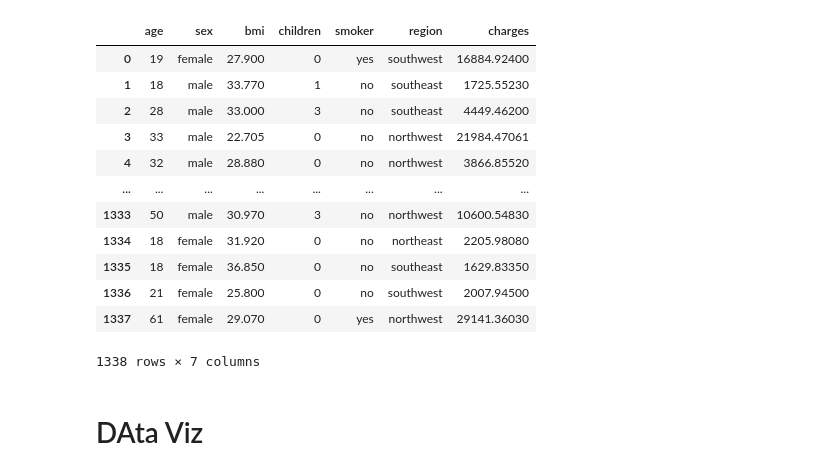
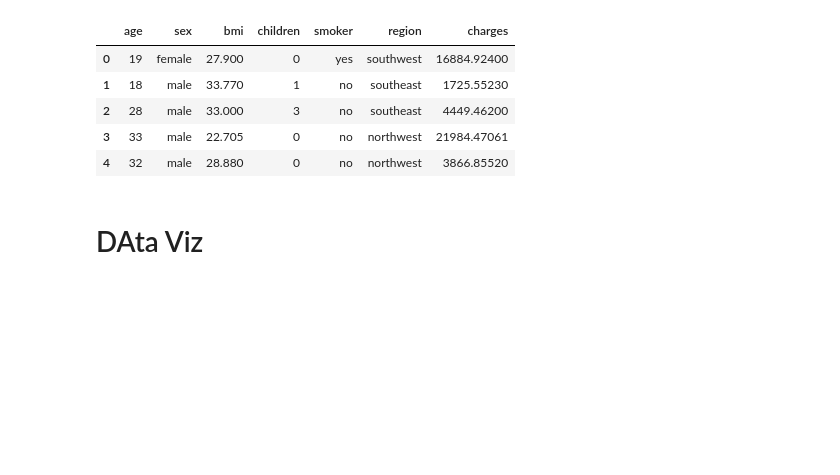
Before and after one commit to Harsh502s/Python-Assignments, a Jupyter notebook: Practice/Data Viz.ipynb, the cells around one changed output. Saved outputs shown, nothing was run; the diff lists cells and outputs as text; code cells hidden in the pictures; blank space fills up the shorter version.

```diff
--- a/Practice/Data Viz.ipynb
+++ b/Practice/Data Viz.ipynb
@@ -7,21 +7,14 @@ import seaborn as sns
 # %%
 df = pd.read_csv(r"C:\Users\ds12\College\ML-Assignments\Data Sets\Other Datasets\insurance.csv")
 # %%
-df
+df.head()
 # %% [output]
 |  | age | sex | bmi | children | smoker | region | charges |
 | 0 | 19 | female | 27.900 | 0 | yes | southwest | 16884.92400 |
 | 1 | 18 | male | 33.770 | 1 | no | southeast | 1725.55230 |
 | 2 | 28 | male | 33.000 | 3 | no | southeast | 4449.46200 |
 | 3 | 33 | male | 22.705 | 0 | no | northwest | 21984.47061 |
 | 4 | 32 | male | 28.880 | 0 | no | northwest | 3866.85520 |
-| ... | ... | ... | ... | ... | ... | ... | ... |
-| 1333 | 50 | male | 30.970 | 3 | no | northwest | 10600.54830 |
-| 1334 | 18 | female | 31.920 | 0 | no | northeast | 2205.98080 |
-| 1335 | 18 | female | 36.850 | 0 | no | southeast | 1629.83350 |
-| 1336 | 21 | female | 25.800 | 0 | no | southwest | 2007.94500 |
-| 1337 | 61 | female | 29.070 | 0 | yes | northwest | 29141.36030 |
-1338 rows × 7 columns
 # %% [markdown]
 # DAta Viz
 # %%
```
Also changed, not shown: parts of 4 cells of this notebook.
